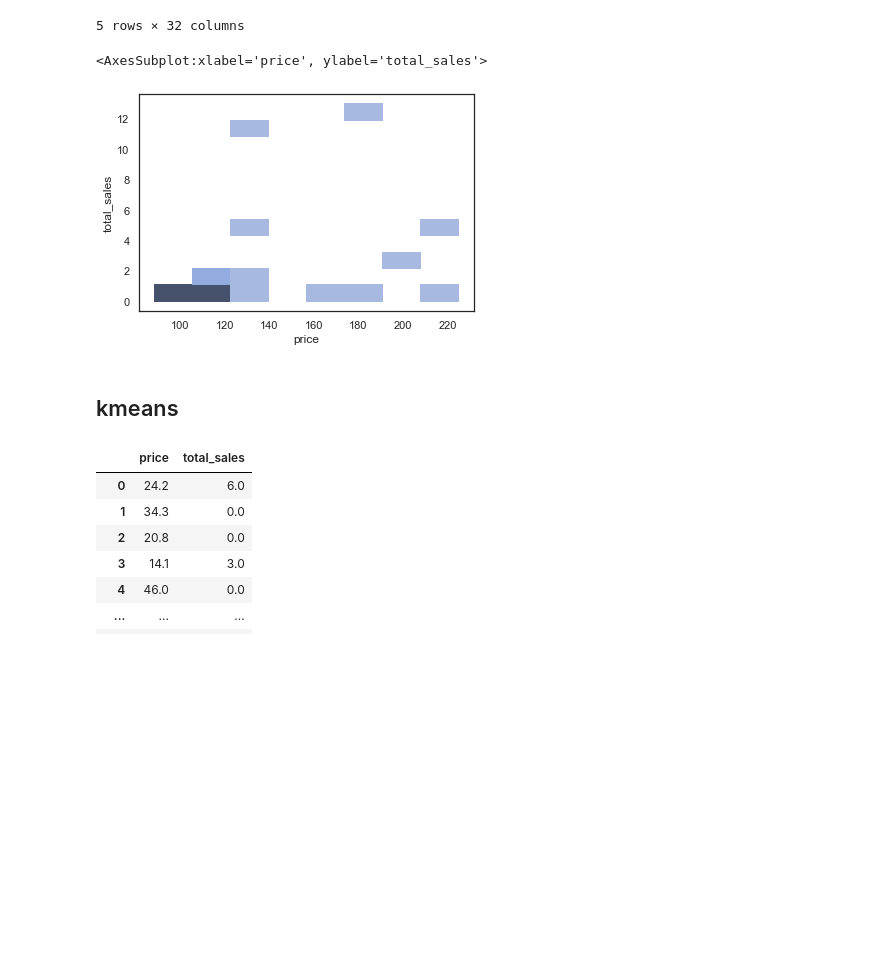
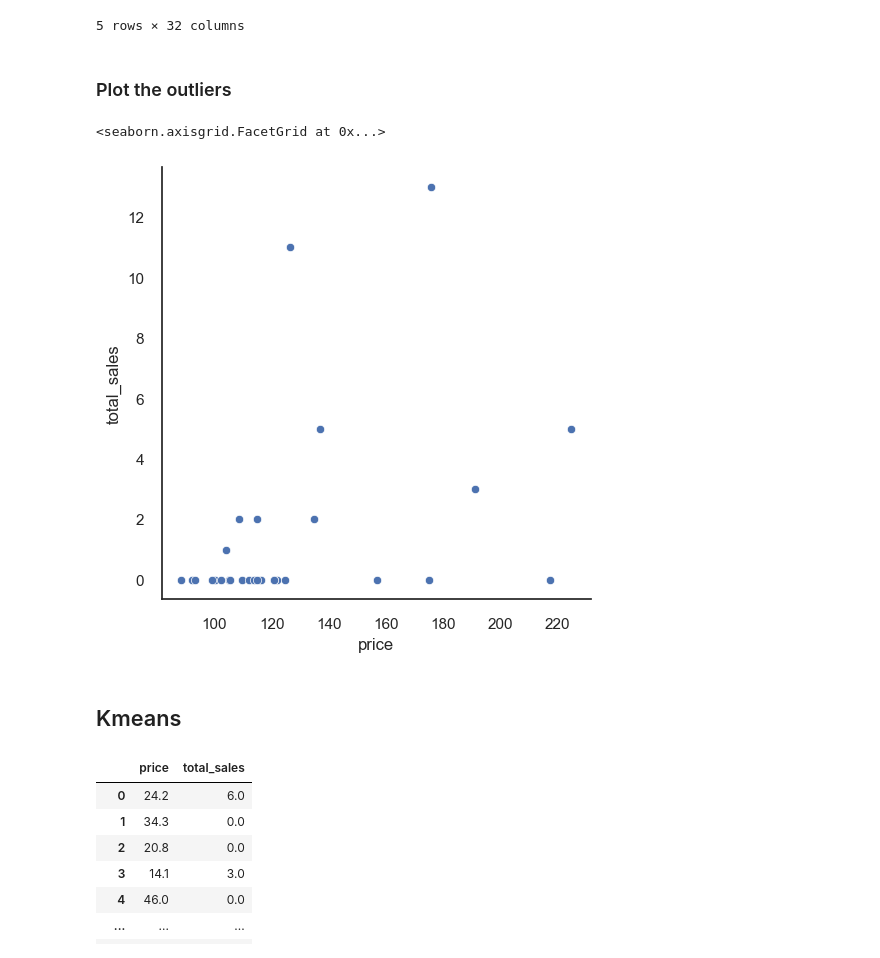
Before and after one commit to Blaise4e/wine_spirit, a Jupyter notebook: wine_spirit_nb.ipynb, the cells around one changed output. Drawn from its saved outputs; the diff is of its cells as text; code cells hidden in the pictures; blank space fills up the shorter version.

```diff
--- a/wine_spirit_nb.ipynb
+++ b/wine_spirit_nb.ipynb
@@ -349,14 +324,16 @@ memory usage: 7.7+ KB
 | 201 | 4355 | 1 | 126.5 | 2 | instock | 12589 | 12589 | 0 | ... |
 | 218 | 4402 | 1 | 176.0 | 8 | instock | 3510 | 3510 | 0 | ... |
 5 rows × 32 columns
+# %% [markdown]
+### Plot the outliers
 # %%
 
-sns.histplot(data= outliers, x= 'price', y = 'total_sales')
+sns.relplot(data= outliers, x= 'price', y = 'total_sales')
 # %% [output]
-<AxesSubplot:xlabel='price', ylabel='total_sales'>
+<seaborn.axisgrid.FacetGrid at 0x...>
-[figure, old version]
+[figure, new version]
 # %% [markdown]
-## kmeans
+## Kmeans
 # %%
 df_pt = df_cleaned[['price' ,'total_sales']]
 df_pt
```
Also changed, not shown: parts of 42 cells of this notebook.
